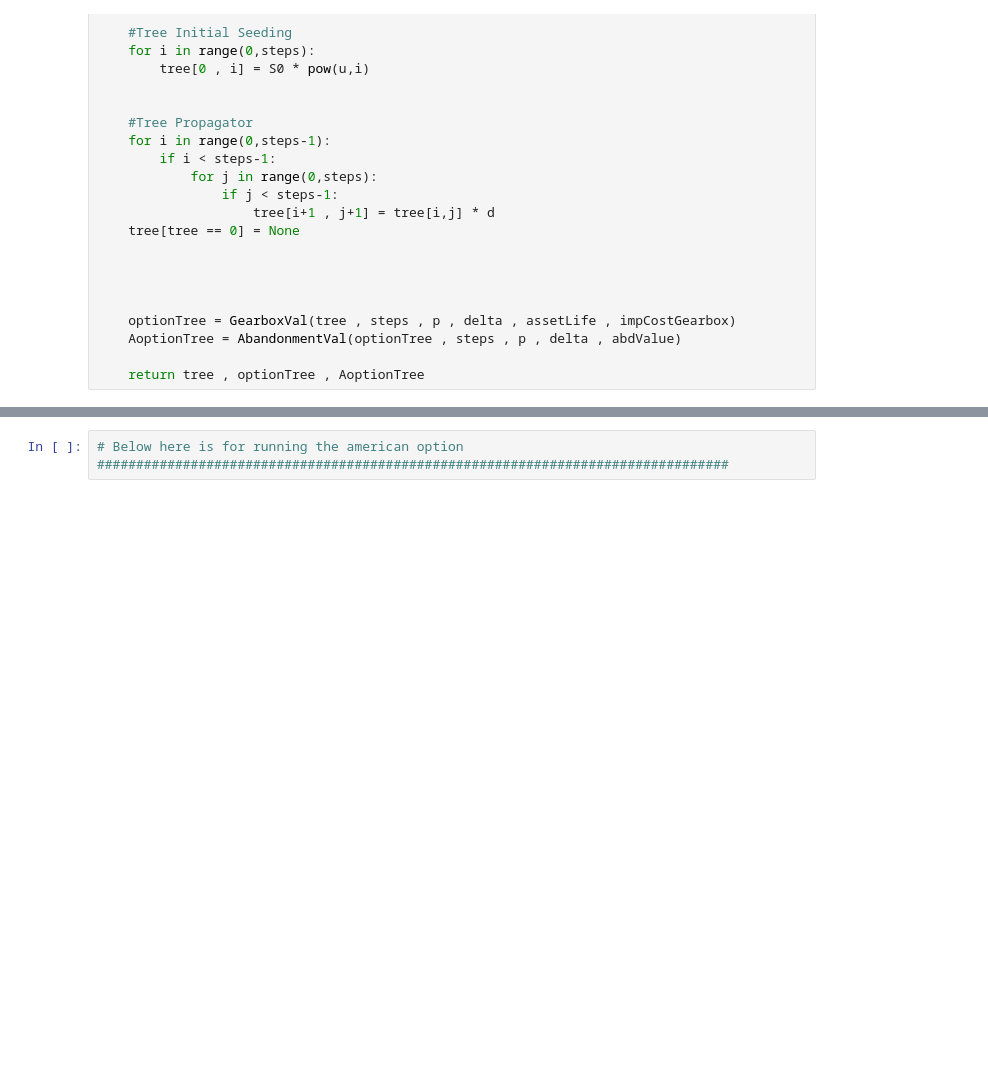
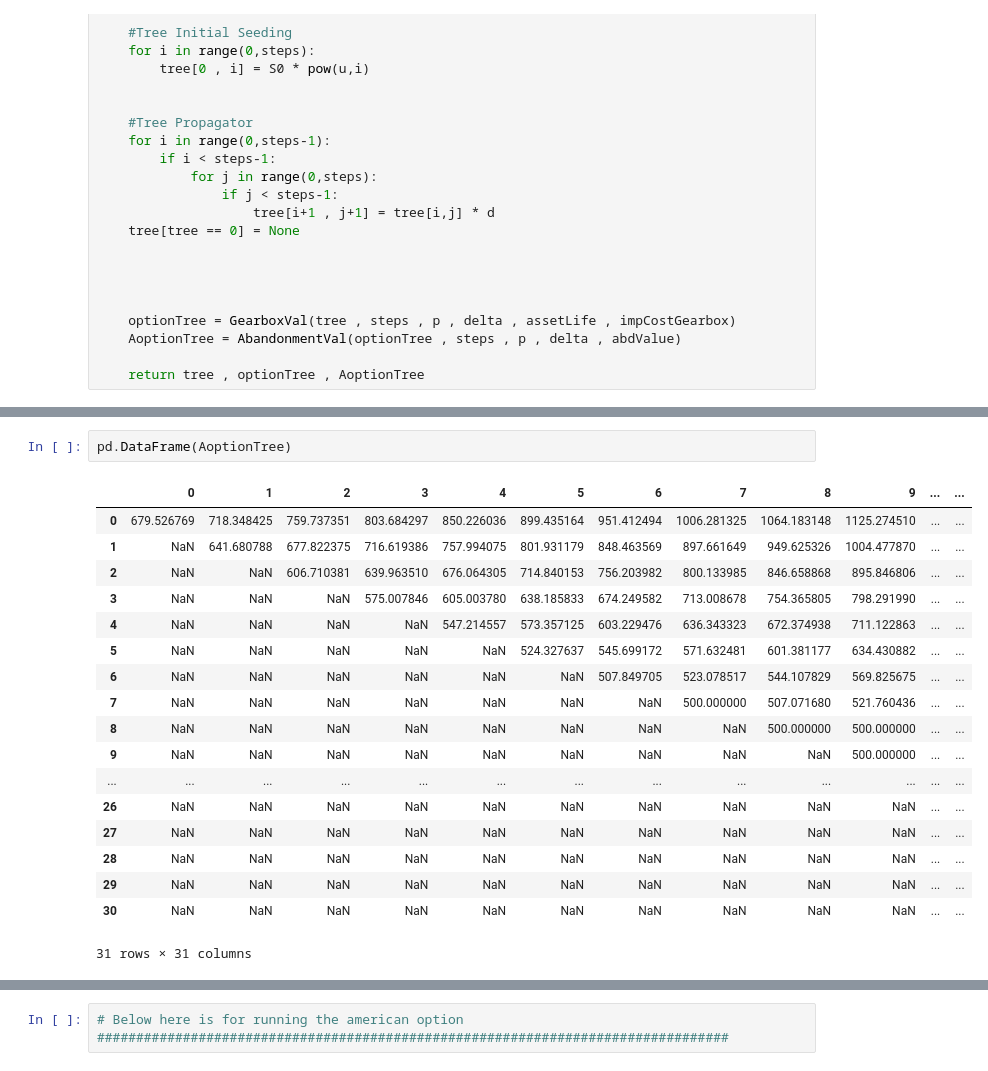
Before and after one commit to AlWestwood1/wind_farm_ROA, a Jupyter notebook: American_single_double_option.ipynb, the cells around one changed output, grey strips where cells are left out. Saved outputs shown, nothing was run; the diff lists cells and outputs as text; blank space fills up the shorter version.

```diff
--- a/American_single_double_option.ipynb
+++ b/American_single_double_option.ipynb
@@ -228,0 +250,21 @@ Value of project = £-285.52 million
+# %%
+pd.DataFrame(AoptionTree)
+# %% [output]
+|  | 0 | 1 | 2 | 3 | 4 | 5 | 6 | 7 | 8 | 9 | ... | ... |
+| 0 | 679.526769 | 718.348425 | 759.737351 | 803.684297 | 850.226036 | 899.435164 | 951.412494 | 1006.281325 | 1064.183148 | 1125.274510 | ... | ... |
+| 1 | NaN | 641.680788 | 677.822375 | 716.619386 | 757.994075 | 801.931179 | 848.463569 | 897.661649 | 949.625326 | 1004.477870 | ... | ... |
+| 2 | NaN | NaN | 606.710381 | 639.963510 | 676.064305 | 714.840153 | 756.203982 | 800.133985 | 846.658868 | 895.846806 | ... | ... |
+| 3 | NaN | NaN | NaN | 575.007846 | 605.003780 | 638.185833 | 674.249582 | 713.008678 | 754.365805 | 798.291990 | ... | ... |
+| 4 | NaN | NaN | NaN | NaN | 547.214557 | 573.357125 | 603.229476 | 636.343323 | 672.374938 | 711.122863 | ... | ... |
+| 5 | NaN | NaN | NaN | NaN | NaN | 524.327637 | 545.699172 | 571.632481 | 601.381177 | 634.430882 | ... | ... |
+| 6 | NaN | NaN | NaN | NaN | NaN | NaN | 507.849705 | 523.078517 | 544.107829 | 569.825675 | ... | ... |
+| 7 | NaN | NaN | NaN | NaN | NaN | NaN | NaN | 500.000000 | 507.071680 | 521.760436 | ... | ... |
+| 8 | NaN | NaN | NaN | NaN | NaN | NaN | NaN | NaN | 500.000000 | 500.000000 | ... | ... |
+| 9 | NaN | NaN | NaN | NaN | NaN | NaN | NaN | NaN | NaN | 500.000000 | ... | ... |
+| ... | ... | ... | ... | ... | ... | ... | ... | ... | ... | ... | ... | ... |
+| 26 | NaN | NaN | NaN | NaN | NaN | NaN | NaN | NaN | NaN | NaN | ... | ... |
+| 27 | NaN | NaN | NaN | NaN | NaN | NaN | NaN | NaN | NaN | NaN | ... | ... |
+| 28 | NaN | NaN | NaN | NaN | NaN | NaN | NaN | NaN | NaN | NaN | ... | ... |
+| 29 | NaN | NaN | NaN | NaN | NaN | NaN | NaN | NaN | NaN | NaN | ... | ... |
+| 30 | NaN | NaN | NaN | NaN | NaN | NaN | NaN | NaN | NaN | NaN | ... | ... |
+31 rows × 31 columns
```
Also changed, not shown: parts of 10 cells of this notebook.
